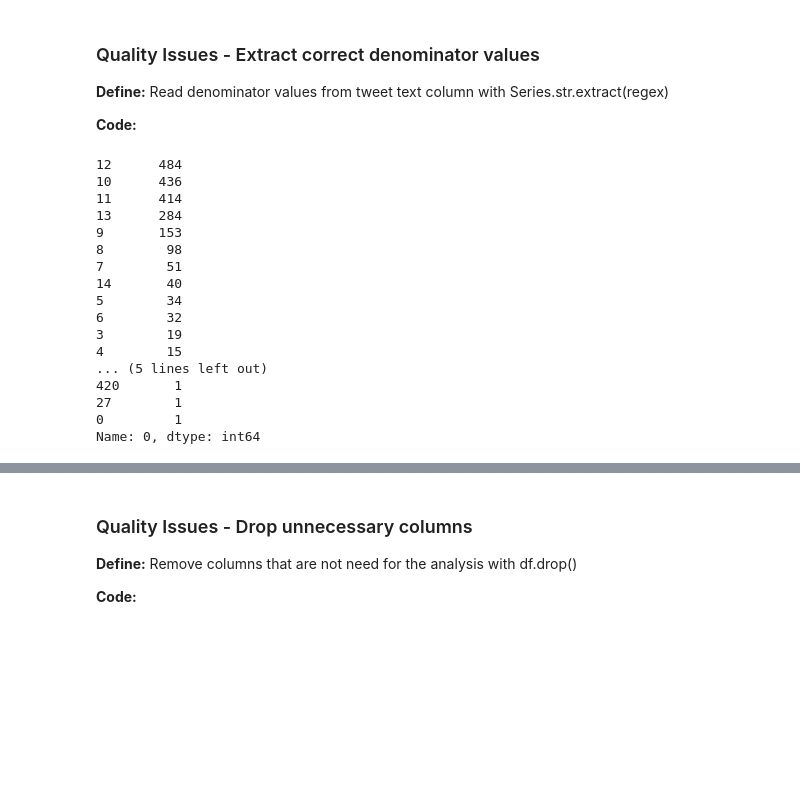
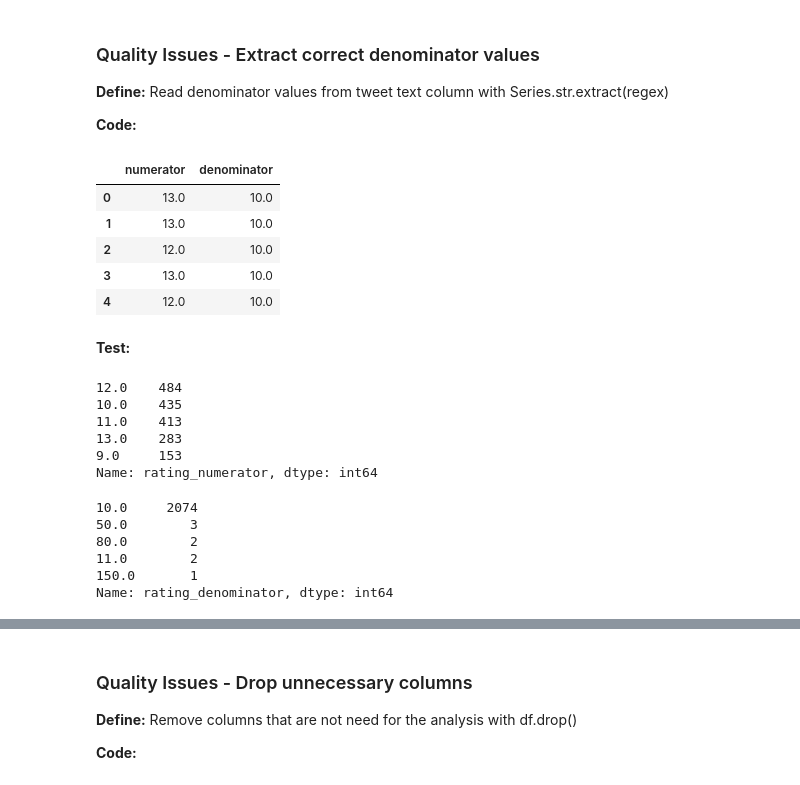
Before and after one commit to SVGoogle/Twitter-API-Data-Analysis, a Jupyter notebook: wrangle_act.ipynb, the cells around one changed output, grey strips where cells are left out. Drawn from its saved outputs; the diff is of its cells as text; code cells hidden in the pictures; blank space fills up the shorter version.

Commit message:
feat: Extract dog rating from tweet text with regex

```diff
--- a/wrangle_act.ipynb
+++ b/wrangle_act.ipynb
@@ -665,20 +655,13 @@ ratings2 = df_clean.text.str.extract('((?:\d+\.)?\d+)\/(\d+)', expand=True)
-# %%
-ratings.iloc[:,0].value_counts()
-# %% [output]
-12      484
-10      436
-11      414
-13      284
-9       153
-8        98
-7        51
-14       40
-5        34
-6        32
-3        19
-4        15
-... (5 lines left out)
-420       1
-27        1
-0         1
-Name: 0, dtype: int64
+# %%
+regex = '((?:\d+\.)?\d+)\/(\d+)'
+# Extract and create a DataFrame
+rating = (df_clean.text.str.extract(regex, expand=True)
+          .rename(columns={0: 'numerator', 1: 'denominator'})).astype('float')
+rating.head(5)
+# %% [output]
+|  | numerator | denominator |
+| 0 | 13.0 | 10.0 |
+| 1 | 13.0 | 10.0 |
+| 2 | 12.0 | 10.0 |
+| 3 | 13.0 | 10.0 |
+| 4 | 12.0 | 10.0 |
@@ -685 +671,23 @@ Name: 0, dtype: int64
+# %% [markdown]
+**Test:**
+# %%
+assert df_clean[['rating_numerator', 'rating_denominator']].dtypes.all() == 'float'
+
+df_clean['rating_numerator'].value_counts().head(5)
+# %% [output]
+12.0    484
+10.0    435
+11.0    413
+13.0    283
+9.0     153
+Name: rating_numerator, dtype: int64
+# %%
+df_clean['rating_denominator'].value_counts().head(5)
+# %% [output]
+10.0     2074
+50.0        3
+80.0        2
+11.0        2
+150.0       1
+Name: rating_denominator, dtype: int64
 # %%
```
Also changed, not shown: parts of 7 cells of this notebook.
